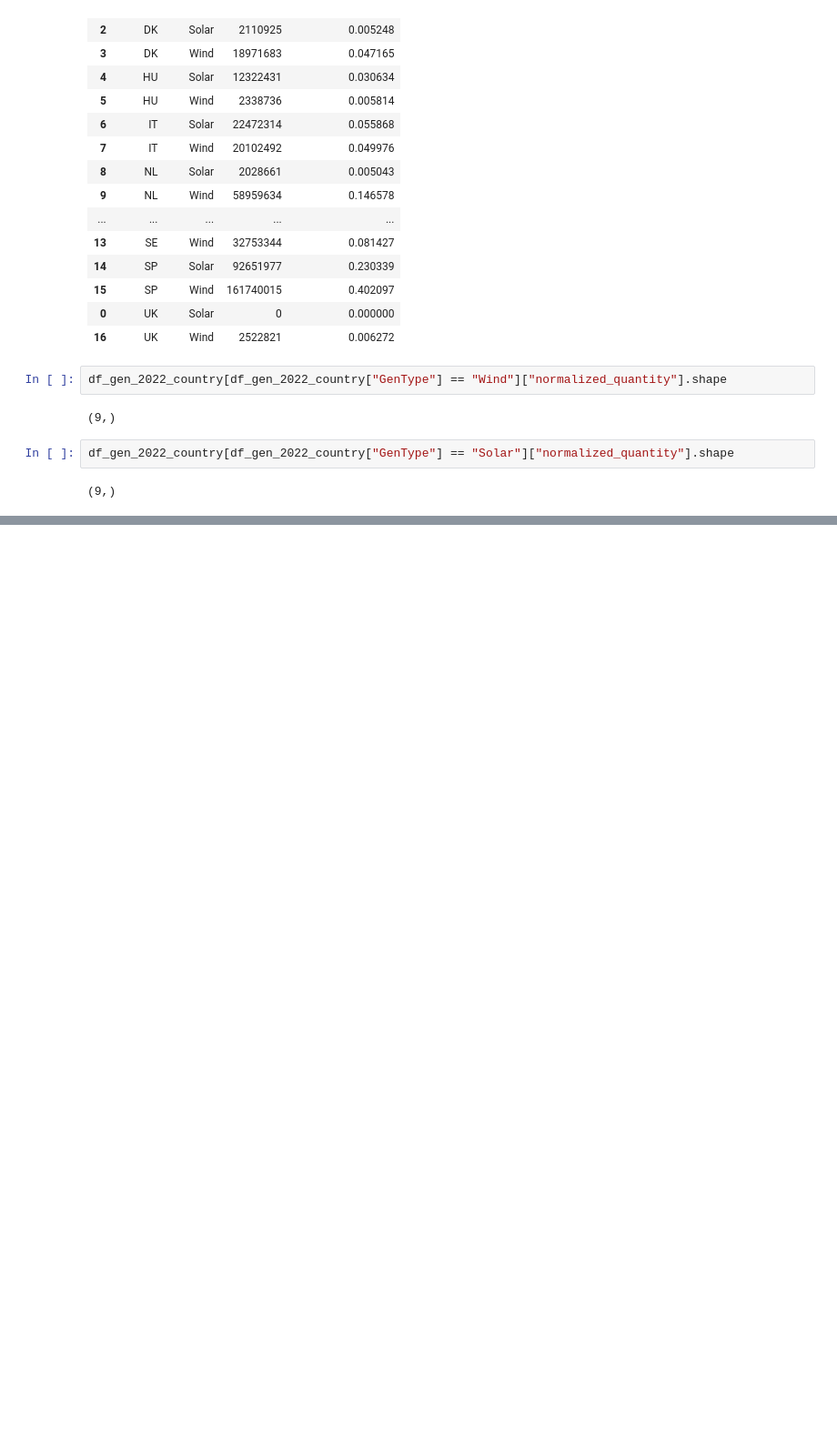
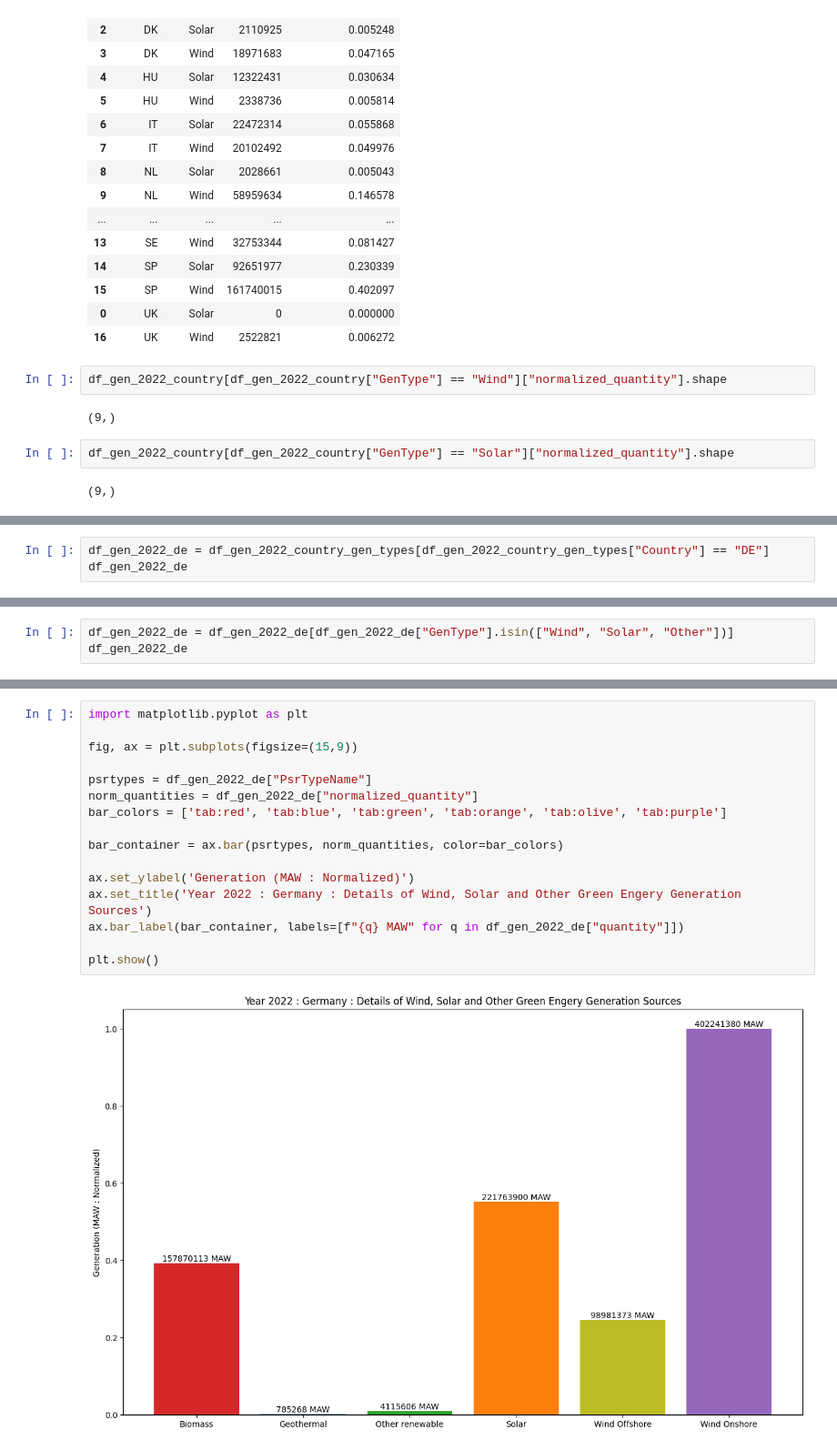
Before and after one commit to mahbubur-87/SE-Europe-Data_Challenge_Template, a Jupyter notebook: se-europe-data-challenge-data-analysis.ipynb, the cells around one changed output, grey strips where cells are left out. Shown at 91% size. Drawn from its saved outputs; the diff is of its cells as text; blank space fills up the shorter version.

```diff
--- a/se-europe-data-challenge-data-analysis.ipynb
+++ b/se-europe-data-challenge-data-analysis.ipynb
@@ -443,0 +465,3 @@ plt.show()
+# %%
+df_gen_2022_de = df_gen_2022_country_gen_types[df_gen_2022_country_gen_types["Country"] == "DE"]
+df_gen_2022_de
@@ -443,0 +479,3 @@ plt.show()
+# %%
+df_gen_2022_de = df_gen_2022_de[df_gen_2022_de["GenType"].isin(["Wind", "Solar", "Other"])]
+df_gen_2022_de
@@ -443,0 +490,18 @@ plt.show()
+# %%
+import matplotlib.pyplot as plt
+
+fig, ax = plt.subplots(figsize=(15,9))
+
+psrtypes = df_gen_2022_de["PsrTypeName"]
+norm_quantities = df_gen_2022_de["normalized_quantity"]
+bar_colors = ['tab:red', 'tab:blue', 'tab:green', 'tab:orange', 'tab:olive', 'tab:purple']
+
+bar_container = ax.bar(psrtypes, norm_quantities, color=bar_colors)
+
+ax.set_ylabel('Generation (MAW : Normalized)')
+ax.set_title('Year 2022 : Germany : Details of Wind, Solar and Other Green Engery Generation Sources')
+ax.bar_label(bar_container, labels=[f"{q} MAW" for q in df_gen_2022_de["quantity"]])
+
+plt.show()
+# %% [output]
+[figure, added]
```
Also changed, not shown: parts of 16 cells of this notebook.
